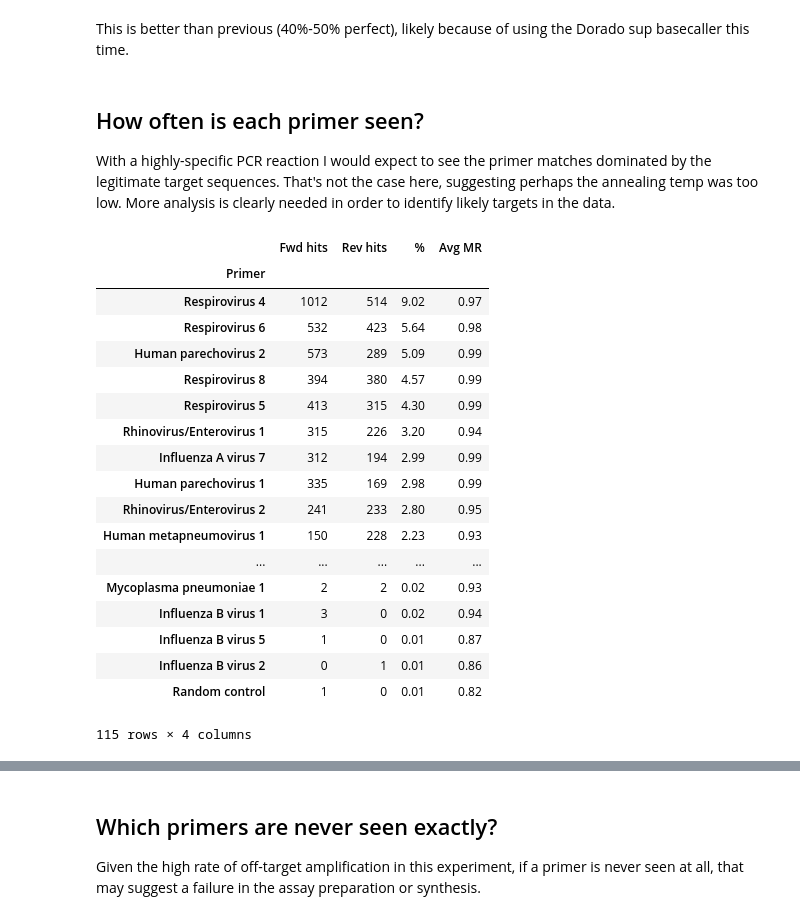
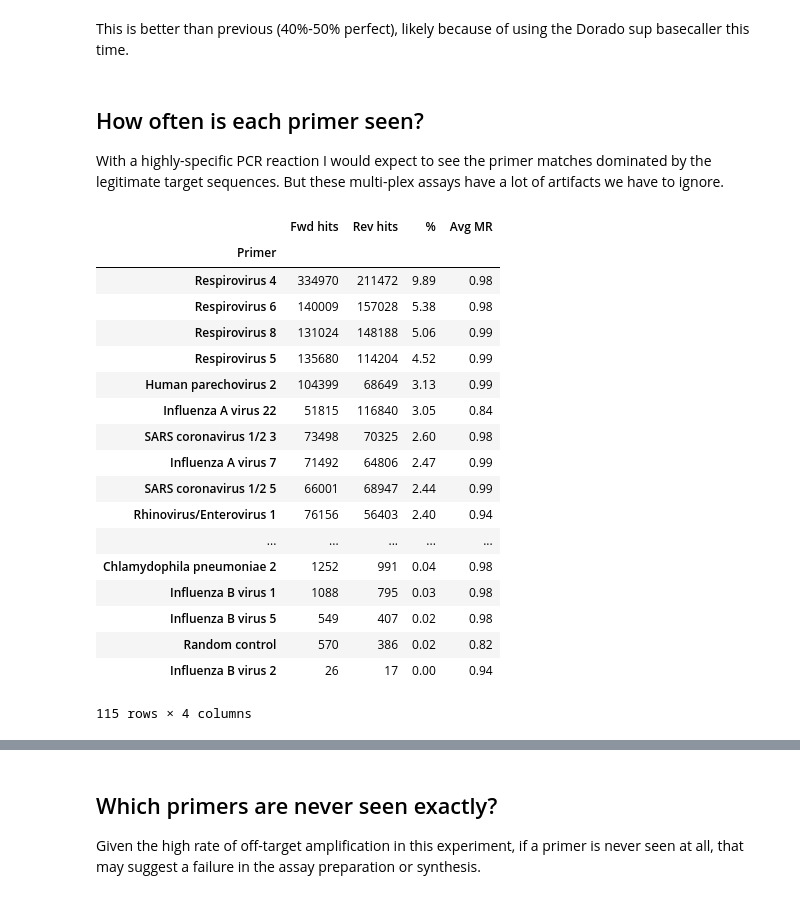
Before and after one commit to RByers/RespiCov-analyze, a Jupyter notebook: RCMatchPrimers-Q8.ipynb, the cells around one changed output, grey strips where cells are left out. Drawn from its saved outputs; the diff is of its cells as text; code cells hidden in the pictures.

Commit message:
Q8 analysis updates and make hits be a dict

```diff
--- a/RCMatchPrimers-Q8.ipynb
+++ b/RCMatchPrimers-Q8.ipynb
@@ -77,0 +181,5 @@ Processing  Q8-sup_barcode21.fastq..............................................
+# %%
+# Compute and save primer matches if needed
+for bc in barcodesToProcess:
+    fastQPath = barcodeToPath(bc)
+    RCUtils.generateSingleHitsFile(primers, fastQPath, minQual=MIN_QUAL_BY_BC[bc], maxLength=MAX_LENGTH)
@@ -78,3 +196,9 @@ Processing  Q8-sup_barcode21.fastq..............................................
+# %%
+def getAllPrimerMatches():
+    for bc in barcodesToProcess:
+        fastQPath = barcodeToPath(bc)
+        for (read, hits) in RCUtils.getPrimerMatches(primers, fastQPath):
+            yield (bc,read,hits)
 # %% [markdown]
 ## How many primers are found in each read?
 Notable here is that, in my first experiment nearly every read included at least one primer, suggesting PCR products did dominate the results.
@@ -85,7 +209,7 @@ from collections import Counter
 
 readsPerPrimerCount = Counter()
 readTotal = 0
-for (barcode, read, hits) in getAllPrimerMatches():
+for (bc, read, hits) in getAllPrimerMatches():
     readTotal += 1
     readsPerPrimerCount[len(hits)] += 1
 print("%i total reads" % readTotal)
@@ -124,7 +248,7 @@ In earlier testing, match scores of around 60% and lower were extremely common,
 # %%
 mrs = []
 perfect = 0
-for (subdir, record, hits) in getAllPrimerMatches():
+for (sample, record, hits) in getAllPrimerMatches():
     for hit in hits:
         mrs.append(hit.mr)
         if hit.mr == 1.0:
@@ -139,50 +263,50 @@ pd.DataFrame({'Score': mrs}).hist(figsize=(8,3), bins=10, grid=False);
 This is better than previous (40%-50% perfect), likely because of using the Dorado sup basecaller this time.
 # %% [markdown]
 ## How often is each primer seen?
-With a highly-specific PCR reaction I would expect to see the primer matches dominated by the legitimate target sequences. That's not the case here, suggesting perhaps the annealing temp was too low. More analysis is clearly needed in order to identify likely targets in the data.
+With a highly-specific PCR reaction I would expect to see the primer matches dominated by the legitimate target sequences. But these multi-plex assays have a lot of artifacts we have to ignore.
 # %%
 hitsPerPrimer = dict()
 for p in primers:
     hitsPerPrimer[p.description] = [0,0,0]
 
 hitsTotal = 0
-for (subdir, record, hits) in getAllPrimerMatches():
+for (sample, record, hits) in getAllPrimerMatches():
     hitsTotal += len(hits)
     for hit in hits:
         hitsPerPrimer[hit.primer.description][1 if hit.rev else 0] += 1
         hitsPerPrimer[hit.primer.description][2] += hit.mr
 
 def addPercent (entry):
     (primer, [fwd,rev,mrtot]) = entry
     return (primer, fwd, rev, round((fwd+rev) / hitsTotal * 100, ndigits=2), round(mrtot / (fwd+rev), ndigits=2))
 
 allHits = sorted([f+r for (f, r, m) in hitsPerPrimer.values()])
 pd.DataFrame(allHits, columns=["Hits"]).plot()
 
 data = map(addPercent, filter(lambda p:p[1]!=[0,0,0], hitsPerPrimer.items()))
 table = pd.DataFrame(data, columns=["Primer","Fwd hits", "Rev hits", "%", "Avg MR"])
 table.set_index("Primer", inplace=True)
 table.sort_values("%", ascending=False, inplace=True)
 table
 # %% [output]
 |  | Fwd hits | Rev hits | % | Avg MR |
 | Primer |  |  |  |  |
-| Respirovirus 4 | 1012 | 514 | 9.02 | 0.97 |
-| Respirovirus 6 | 532 | 423 | 5.64 | 0.98 |
-| Human parechovirus 2 | 573 | 289 | 5.09 | 0.99 |
-| Respirovirus 8 | 394 | 380 | 4.57 | 0.99 |
-| Respirovirus 5 | 413 | 315 | 4.30 | 0.99 |
-| Rhinovirus/Enterovirus 1 | 315 | 226 | 3.20 | 0.94 |
-| Influenza A virus 7 | 312 | 194 | 2.99 | 0.99 |
-| Human parechovirus 1 | 335 | 169 | 2.98 | 0.99 |
-| Rhinovirus/Enterovirus 2 | 241 | 233 | 2.80 | 0.95 |
-| Human metapneumovirus 1 | 150 | 228 | 2.23 | 0.93 |
+| Respirovirus 4 | 334970 | 211472 | 9.89 | 0.98 |
+| Respirovirus 6 | 140009 | 157028 | 5.38 | 0.98 |
+| Respirovirus 8 | 131024 | 148188 | 5.06 | 0.99 |
+| Respirovirus 5 | 135680 | 114204 | 4.52 | 0.99 |
+| Human parechovirus 2 | 104399 | 68649 | 3.13 | 0.99 |
+| Influenza A virus 22 | 51815 | 116840 | 3.05 | 0.84 |
+| SARS coronavirus 1/2 3 | 73498 | 70325 | 2.60 | 0.98 |
+| Influenza A virus 7 | 71492 | 64806 | 2.47 | 0.99 |
+| SARS coronavirus 1/2 5 | 66001 | 68947 | 2.44 | 0.99 |
+| Rhinovirus/Enterovirus 1 | 76156 | 56403 | 2.40 | 0.94 |
 | ... | ... | ... | ... | ... |
-| Mycoplasma pneumoniae 1 | 2 | 2 | 0.02 | 0.93 |
-| Influenza B virus 1 | 3 | 0 | 0.02 | 0.94 |
-| Influenza B virus 5 | 1 | 0 | 0.01 | 0.87 |
-| Influenza B virus 2 | 0 | 1 | 0.01 | 0.86 |
-| Random control | 1 | 0 | 0.01 | 0.82 |
+| Chlamydophila pneumoniae 2 | 1252 | 991 | 0.04 | 0.98 |
+| Influenza B virus 1 | 1088 | 795 | 0.03 | 0.98 |
+| Influenza B virus 5 | 549 | 407 | 0.02 | 0.98 |
+| Random control | 570 | 386 | 0.02 | 0.82 |
+| Influenza B virus 2 | 26 | 17 | 0.00 | 0.94 |
 115 rows × 4 columns
 [drawing not drawn]
 # %% [markdown]
```
Also changed, not shown: parts of 31 cells of this notebook, 1 other file.
